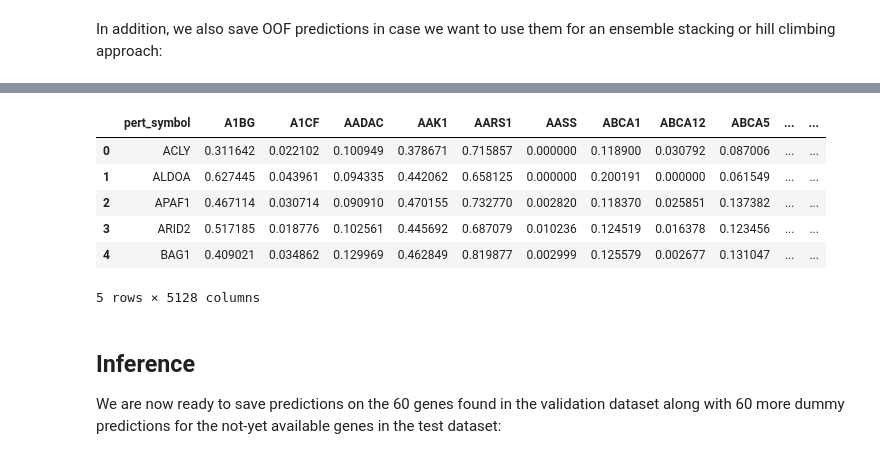
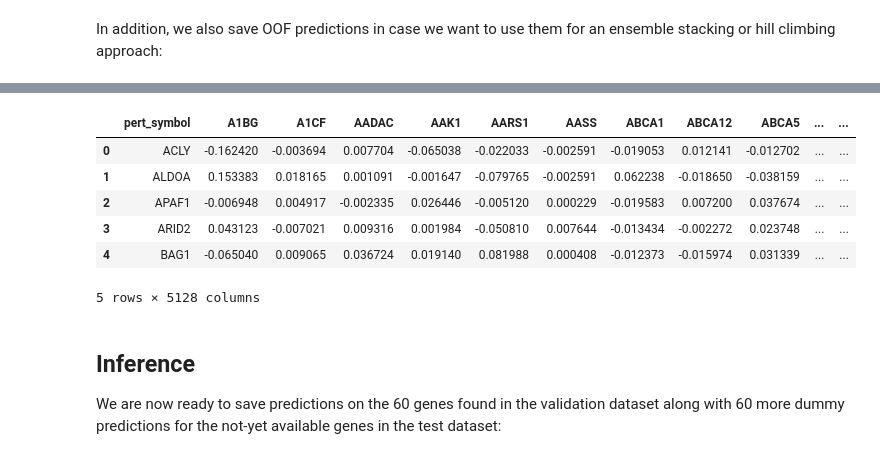
Before and after one commit to fsb2210/myllia-competition, a Jupyter notebook: notebooks/features2ml.ipynb, the cells around one changed output, grey strips where cells are left out. Cells and saved outputs as stored; diff of their text form; code cells hidden in the pictures.

```diff
--- a/notebooks/features2ml.ipynb
+++ b/notebooks/features2ml.ipynb
@@ -439,14 +548,19 @@ oof_preds_df.head()
 5 rows × 5128 columns
-# %%
-train_df.head()
-# %% [output]
-|  | pert_symbol | A1BG | A1CF | AADAC | AAK1 | AARS1 | AASS | ABCA1 | ABCA12 | ABCA5 | ... | ... |
-| 0 | ACLY | 0.311642 | 0.022102 | 0.100949 | 0.378671 | 0.715857 | 0.000000 | 0.118900 | 0.030792 | 0.087006 | ... | ... |
-| 1 | ALDOA | 0.627445 | 0.043961 | 0.094335 | 0.442062 | 0.658125 | 0.000000 | 0.200191 | 0.000000 | 0.061549 | ... | ... |
-| 2 | APAF1 | 0.467114 | 0.030714 | 0.090910 | 0.470155 | 0.732770 | 0.002820 | 0.118370 | 0.025851 | 0.137382 | ... | ... |
-| 3 | ARID2 | 0.517185 | 0.018776 | 0.102561 | 0.445692 | 0.687079 | 0.010236 | 0.124519 | 0.016378 | 0.123456 | ... | ... |
-| 4 | BAG1 | 0.409021 | 0.034862 | 0.129969 | 0.462849 | 0.819877 | 0.002999 | 0.125579 | 0.002677 | 0.131047 | ... | ... |
-5 rows × 5128 columns
+# %%
+dummy_df = train_df.copy()
+base = dummy_df.iloc[-1,1:].values
+dummy_df = dummy_df[output_genes].apply(lambda x: x - base, axis=1)
+dummy_df.drop([dummy_df.shape[0]-1], inplace=True)
+dummy_df.insert(0, "pert_symbol", train_pert_genes)
+dummy_df.head()
+# %% [output]
+|  | pert_symbol | A1BG | A1CF | AADAC | AAK1 | AARS1 | AASS | ABCA1 | ABCA12 | ABCA5 | ... | ... |
+| 0 | ACLY | -0.162420 | -0.003694 | 0.007704 | -0.065038 | -0.022033 | -0.002591 | -0.019053 | 0.012141 | -0.012702 | ... | ... |
+| 1 | ALDOA | 0.153383 | 0.018165 | 0.001091 | -0.001647 | -0.079765 | -0.002591 | 0.062238 | -0.018650 | -0.038159 | ... | ... |
+| 2 | APAF1 | -0.006948 | 0.004917 | -0.002335 | 0.026446 | -0.005120 | 0.000229 | -0.019583 | 0.007200 | 0.037674 | ... | ... |
+| 3 | ARID2 | 0.043123 | -0.007021 | 0.009316 | 0.001984 | -0.050810 | 0.007644 | -0.013434 | -0.002272 | 0.023748 | ... | ... |
+| 4 | BAG1 | -0.065040 | 0.009065 | 0.036724 | 0.019140 | 0.081988 | 0.000408 | -0.012373 | -0.015974 | 0.031339 | ... | ... |
+5 rows × 5128 columns
 # %% [markdown]
 ## Inference
 
```
Also changed, not shown: parts of 31 cells of this notebook, 2 other files.
